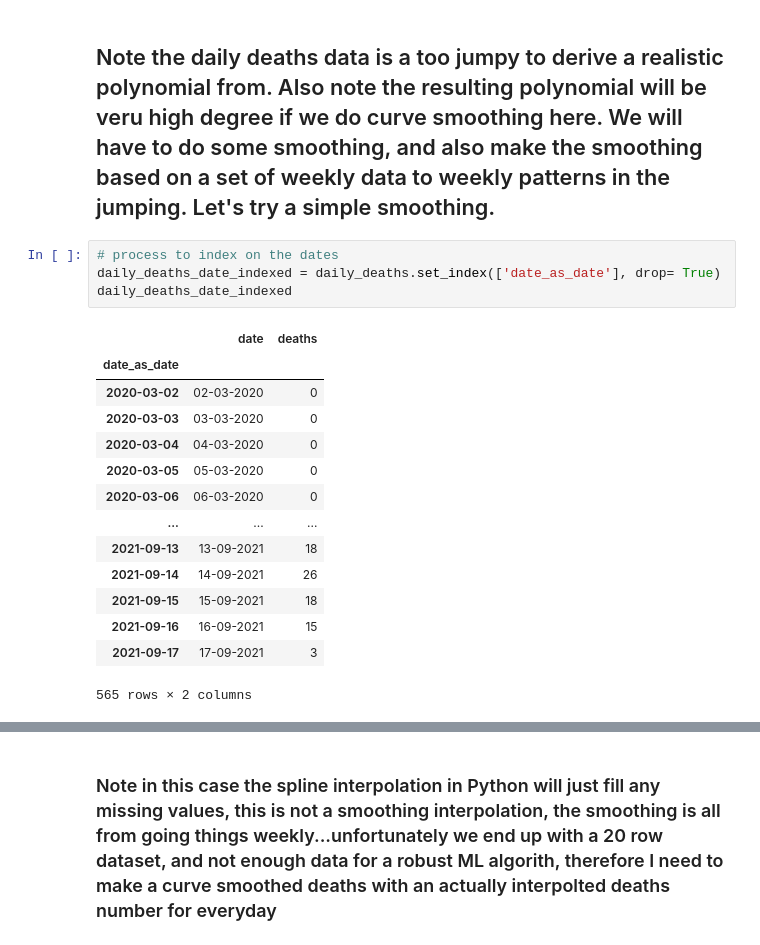
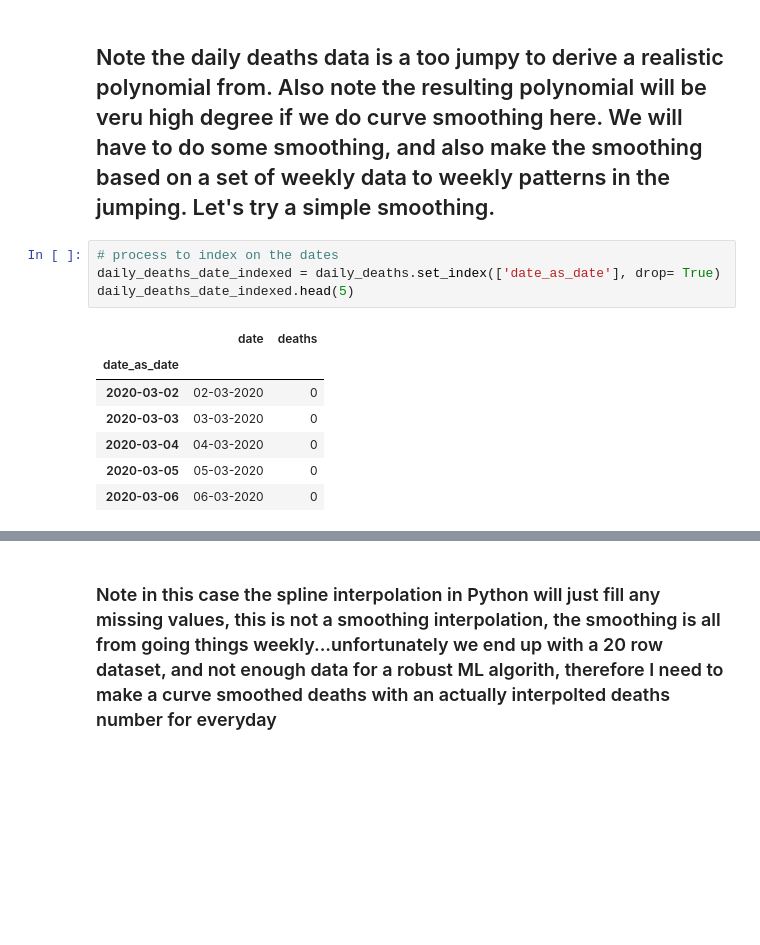
Before and after one commit to drcandacemakedamoore/for_dr_ronen_arbel, a Jupyter notebook: curve_predictions.ipynb, the cells around one changed output, grey strips where cells are left out. Drawn from its saved outputs; the diff is of its cells as text; blank space fills up the shorter version.

```diff
--- a/curve_predictions.ipynb
+++ b/curve_predictions.ipynb
@@ -91,22 +94,15 @@ ax.plot(daily_deaths['date_as_date'],
 # %%
 # process to index on the dates
 daily_deaths_date_indexed = daily_deaths.set_index(['date_as_date'], drop= True)
-daily_deaths_date_indexed
+daily_deaths_date_indexed.head(5)
 # %% [output]
 |  | date | deaths |
 | date_as_date |  |  |
 | 2020-03-02 | 02-03-2020 | 0 |
 | 2020-03-03 | 03-03-2020 | 0 |
 | 2020-03-04 | 04-03-2020 | 0 |
 | 2020-03-05 | 05-03-2020 | 0 |
 | 2020-03-06 | 06-03-2020 | 0 |
-| ... | ... | ... |
-| 2021-09-13 | 13-09-2021 | 18 |
-| 2021-09-14 | 14-09-2021 | 26 |
-| 2021-09-15 | 15-09-2021 | 18 |
-| 2021-09-16 | 16-09-2021 | 15 |
-| 2021-09-17 | 17-09-2021 | 3 |
-565 rows × 2 columns
 # %%
 # make a weely interpolate/smoothed
 upsampled_by_week = daily_deaths_date_indexed.resample('W')
```
Also changed, not shown: parts of 24 cells of this notebook, 1 other file.
